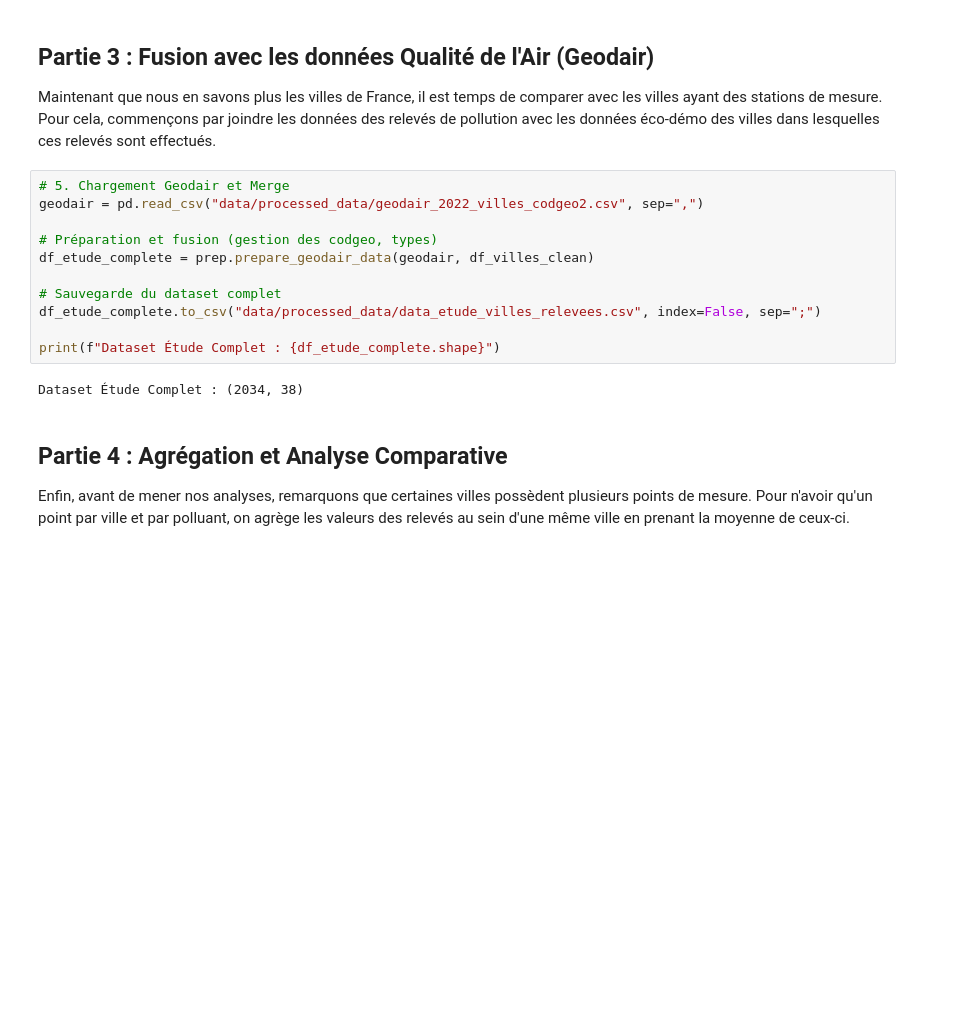
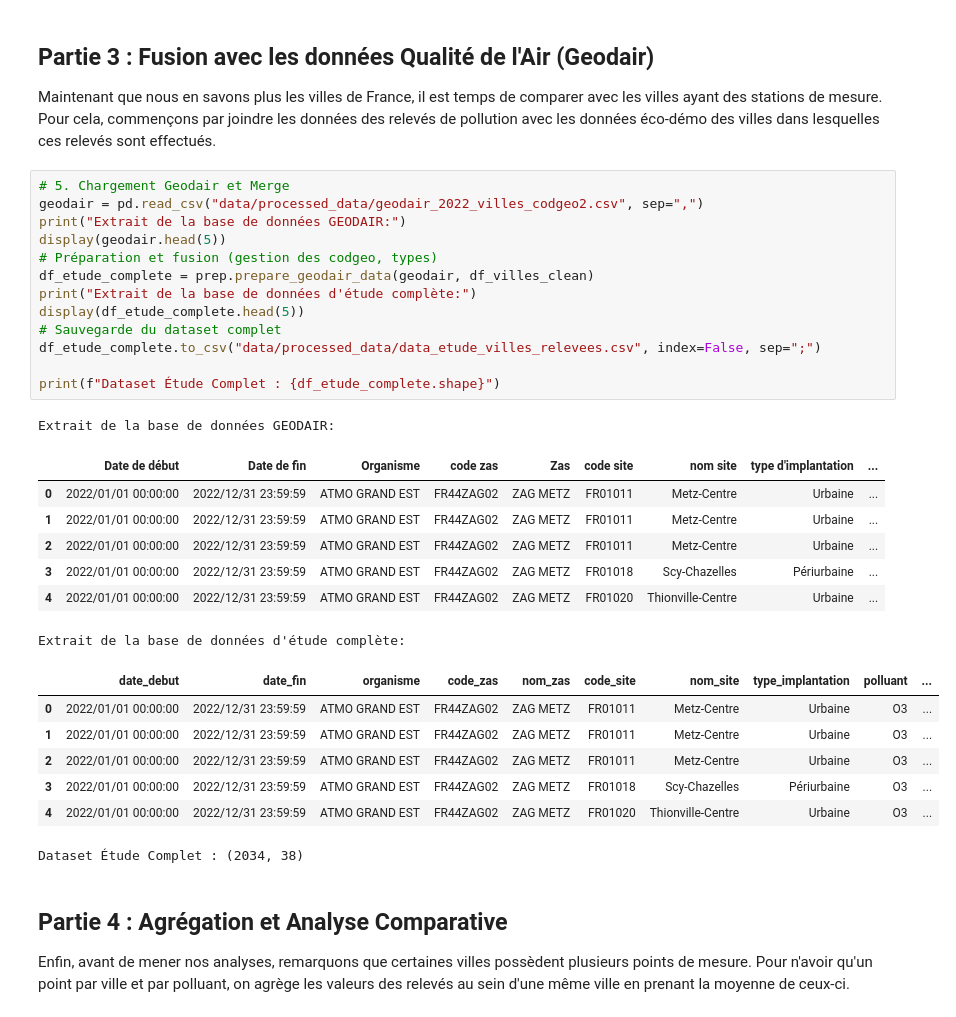
Before and after one commit to TheoSan75/Projet_Python_ENSAE_2A, a Jupyter notebook: main_clean.ipynb, the cells around one changed output. Drawn from its saved outputs; the diff is of its cells as text; blank space fills up the shorter version.

```diff
--- a/main_clean.ipynb
+++ b/main_clean.ipynb
@@ -97,16 +97,32 @@ Maintenant que nous en savons plus les villes de France, il est temps de compare
 # %%
 # 5. Chargement Geodair et Merge
 geodair = pd.read_csv("data/processed_data/geodair_2022_villes_codgeo2.csv", sep=",")
-
+print("Extrait de la base de données GEODAIR:")
+display(geodair.head(5))
 # Préparation et fusion (gestion des codgeo, types)
 df_etude_complete = prep.prepare_geodair_data(geodair, df_villes_clean)
-
+print("Extrait de la base de données d'étude complète:")
+display(df_etude_complete.head(5))
 # Sauvegarde du dataset complet
 df_etude_complete.to_csv("data/processed_data/data_etude_villes_relevees.csv", index=False, sep=";")
 
 print(f"Dataset Étude Complet : {df_etude_complete.shape}")
 # %% [output]
-Dataset Étude Complet : (2034, 38)
+Extrait de la base de données GEODAIR:
+|  | Date de début | Date de fin | Organisme | code zas | Zas | code site | nom site | type d'implantation | ... |
+| 0 | 2022/01/01 00:00:00 | 2022/12/31 23:59:59 | ATMO GRAND EST | FR44ZAG02 | ZAG METZ | FR01011 | Metz-Centre | Urbaine | ... |
+| 1 | 2022/01/01 00:00:00 | 2022/12/31 23:59:59 | ATMO GRAND EST | FR44ZAG02 | ZAG METZ | FR01011 | Metz-Centre | Urbaine | ... |
+| 2 | 2022/01/01 00:00:00 | 2022/12/31 23:59:59 | ATMO GRAND EST | FR44ZAG02 | ZAG METZ | FR01011 | Metz-Centre | Urbaine | ... |
+| 3 | 2022/01/01 00:00:00 | 2022/12/31 23:59:59 | ATMO GRAND EST | FR44ZAG02 | ZAG METZ | FR01018 | Scy-Chazelles | Périurbaine | ... |
+| 4 | 2022/01/01 00:00:00 | 2022/12/31 23:59:59 | ATMO GRAND EST | FR44ZAG02 | ZAG METZ | FR01020 | Thionville-Centre | Urbaine | ... |
+Extrait de la base de données d'étude complète:
+|  | date_debut | date_fin | organisme | code_zas | nom_zas | code_site | nom_site | type_implantation | polluant | ... |
+| 0 | 2022/01/01 00:00:00 | 2022/12/31 23:59:59 | ATMO GRAND EST | FR44ZAG02 | ZAG METZ | FR01011 | Metz-Centre | Urbaine | O3 | ... |
+| 1 | 2022/01/01 00:00:00 | 2022/12/31 23:59:59 | ATMO GRAND EST | FR44ZAG02 | ZAG METZ | FR01011 | Metz-Centre | Urbaine | O3 | ... |
+| 2 | 2022/01/01 00:00:00 | 2022/12/31 23:59:59 | ATMO GRAND EST | FR44ZAG02 | ZAG METZ | FR01011 | Metz-Centre | Urbaine | O3 | ... |
+| 3 | 2022/01/01 00:00:00 | 2022/12/31 23:59:59 | ATMO GRAND EST | FR44ZAG02 | ZAG METZ | FR01018 | Scy-Chazelles | Périurbaine | O3 | ... |
+| 4 | 2022/01/01 00:00:00 | 2022/12/31 23:59:59 | ATMO GRAND EST | FR44ZAG02 | ZAG METZ | FR01020 | Thionville-Centre | Urbaine | O3 | ... |
+Dataset Étude Complet : (2034, 38)
 # %% [markdown]
 ## Partie 4 : Agrégation et Analyse Comparative
 Enfin, avant de mener nos analyses, remarquons que certaines villes possèdent plusieurs points de mesure. Pour n'avoir qu'un point par ville et par polluant, on agrège les valeurs des relevés au sein d'une même ville en prenant la moyenne de ceux-ci.
```
Also changed, not shown: parts of 6 cells of this notebook, 11 other files.
